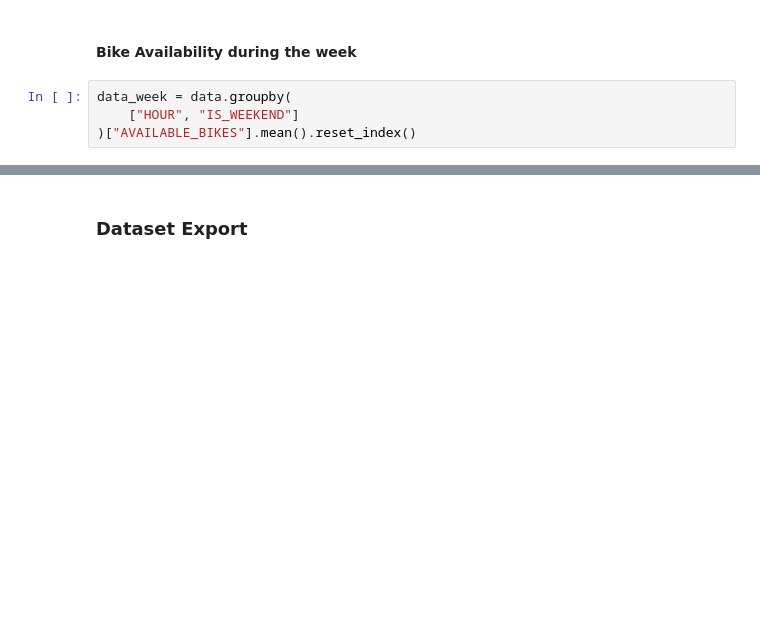
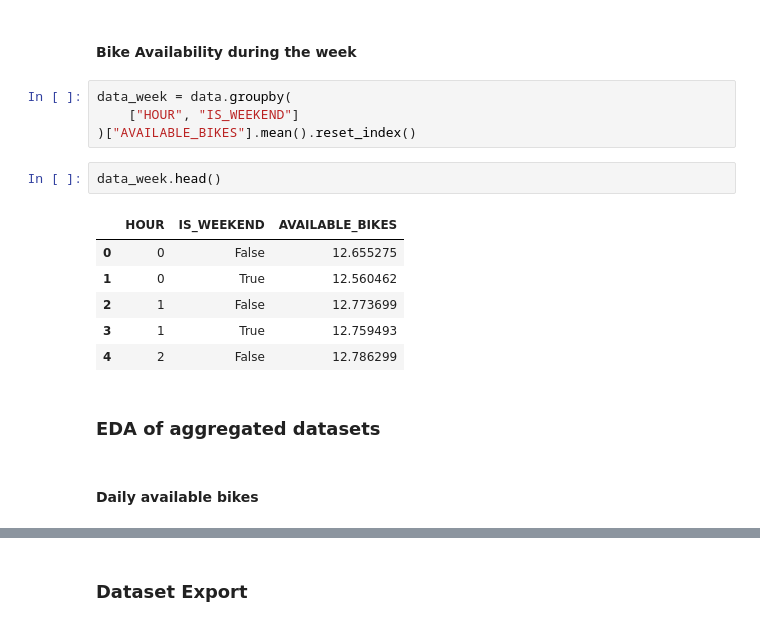
Before and after one commit to Matthew-Riddell/Data-Visualization-CA2, a Jupyter notebook: code/Matthew-Riddell_Data_Prep_and_EDA.ipynb, the cells around one changed output, grey strips where cells are left out. Saved outputs shown, nothing was run; the diff lists cells and outputs as text; blank space fills up the shorter version.

```diff
--- a/code/Matthew-Riddell_Data_Prep_and_EDA.ipynb
+++ b/code/Matthew-Riddell_Data_Prep_and_EDA.ipynb
@@ -312,3 +349,16 @@ data_station = data.groupby(
 data_week = data.groupby(
     ["HOUR", "IS_WEEKEND"]
 )["AVAILABLE_BIKES"].mean().reset_index()
+# %%
+data_week.head()
+# %% [output]
+|  | HOUR | IS_WEEKEND | AVAILABLE_BIKES |
+| 0 | 0 | False | 12.655275 |
+| 1 | 0 | True | 12.560462 |
+| 2 | 1 | False | 12.773699 |
+| 3 | 1 | True | 12.759493 |
+| 4 | 2 | False | 12.786299 |
+# %% [markdown]
+### EDA of aggregated datasets
+# %% [markdown]
+#### Daily available bikes
```
Also changed, not shown: parts of 12 cells of this notebook.
